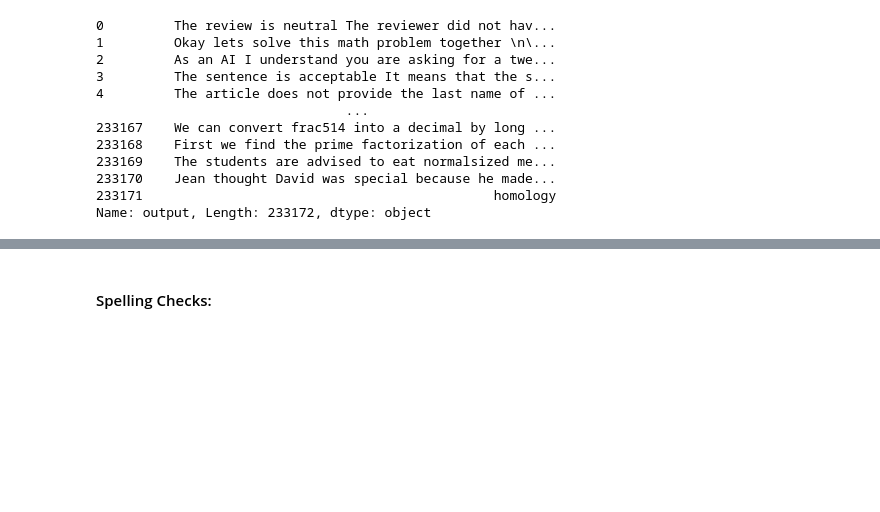
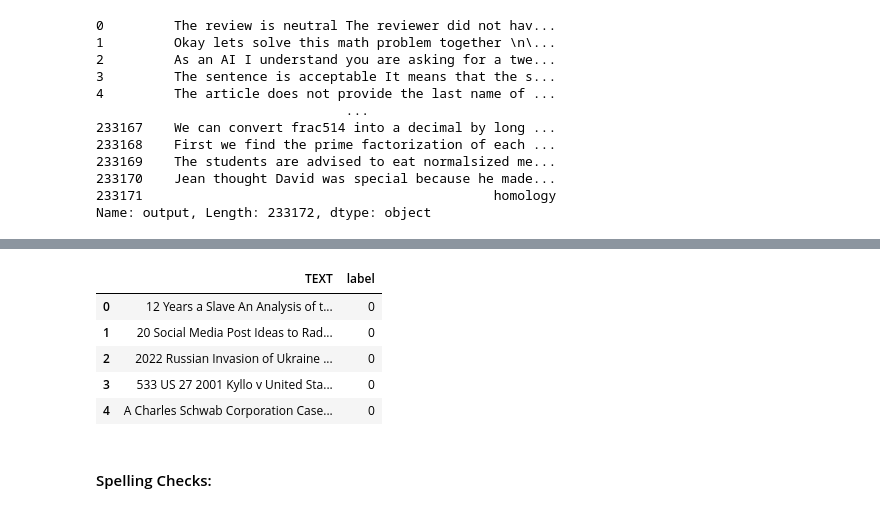
Before and after one commit to joethi/Detect_AIgen_Text, a Jupyter notebook: Scripts/end_to_end_azure_detect_AIgen_text.ipynb, the cells around one changed output, grey strips where cells are left out. Saved outputs shown, nothing was run; the diff lists cells and outputs as text; code cells hidden in the pictures; blank space fills up the shorter version.

Commit message:
writing the csv files and adding labels

```diff
--- a/Scripts/end_to_end_azure_detect_AIgen_text.ipynb
+++ b/Scripts/end_to_end_azure_detect_AIgen_text.ipynb
@@ -508,0 +515,6 @@ Name: output, Length: 233172, dtype: object
+# %%
+df_AI_clean = df_AI_pcs.iloc[:len(df_human_pcs.index),:]
+df_human_clean = df_human_pcs.iloc[:len(df_human_pcs.index),:]
+# %%
+df_AI_clean["label"] = 1
+df_human_clean["label"] = 0
@@ -508,0 +532,10 @@ Name: output, Length: 233172, dtype: object
+# %%
+df_AI_clean.head()
+df_human_clean.head()
+# %% [output]
+|  | TEXT | label |
+| 0 | 12 Years a Slave An Analysis of t... | 0 |
+| 1 | 20 Social Media Post Ideas to Rad... | 0 |
+| 2 | 2022 Russian Invasion of Ukraine ... | 0 |
+| 3 | 533 US 27 2001 Kyllo v United Sta... | 0 |
+| 4 | A Charles Schwab Corporation Case... | 0 |
```
Also changed, not shown: parts of 4 cells of this notebook.
